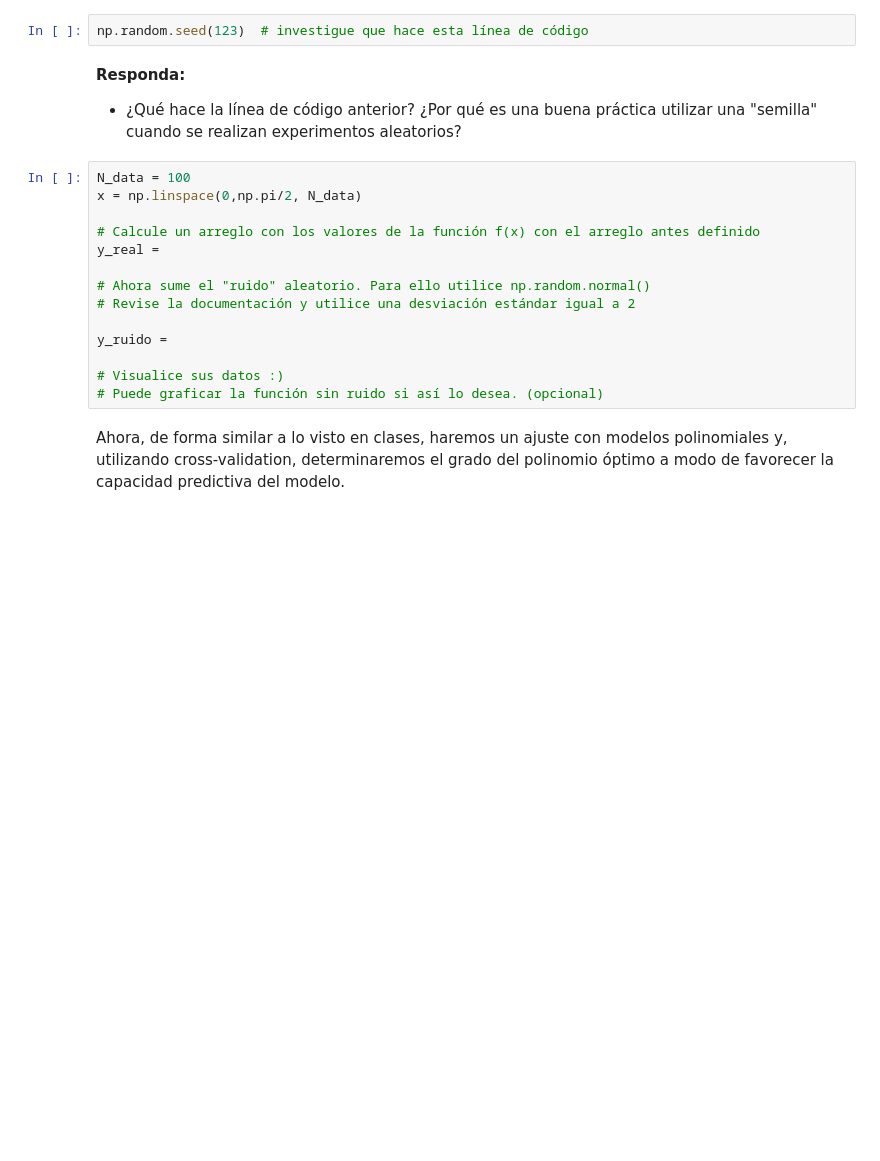
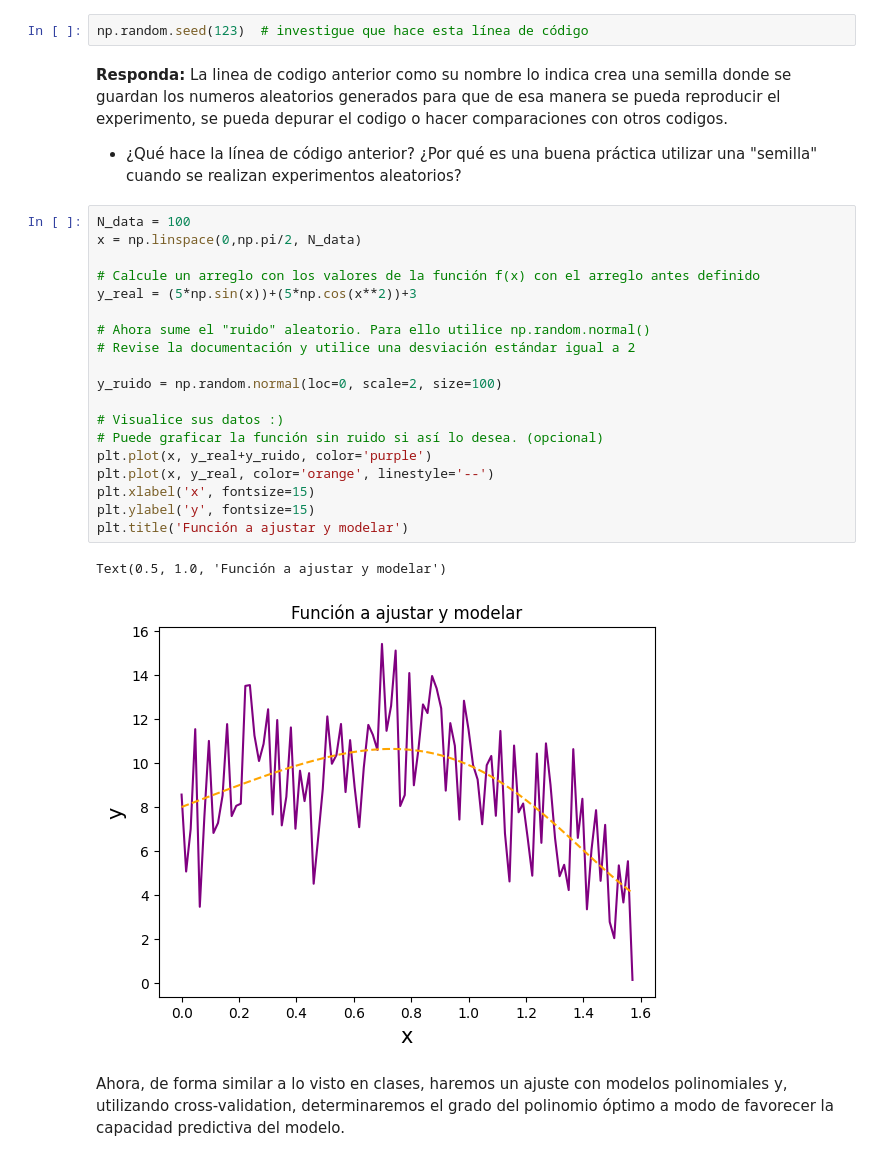
Before and after one commit to Morales-Andres/Tarea-3, a Jupyter notebook: Tarea3.ipynb, the cells around one changed output. Drawn from its saved outputs; the diff is of its cells as text; blank space fills up the shorter version.

```diff
--- a/Tarea3.ipynb
+++ b/Tarea3.ipynb
@@ -260,22 +272,30 @@ Le añadiremos ruido utilizando una distribución normal $N(\mu= 0, \sigma=2)$.
 # %%
 np.random.seed(123)  # investigue que hace esta línea de código
 # %% [markdown]
-**Responda:**
+**Responda:** La linea de codigo anterior como su nombre lo indica crea una semilla donde se guardan los numeros aleatorios generados para que de esa manera se pueda reproducir el experimento, se pueda depurar el codigo o hacer comparaciones con otros codigos.
 - ¿Qué hace la línea de código anterior? ¿Por qué es una buena práctica utilizar una "semilla" cuando se realizan experimentos aleatorios?
 # %%
 N_data = 100
 x = np.linspace(0,np.pi/2, N_data)
 
 # Calcule un arreglo con los valores de la función f(x) con el arreglo antes definido
-y_real =
+y_real = (5*np.sin(x))+(5*np.cos(x**2))+3
 
 # Ahora sume el "ruido" aleatorio. Para ello utilice np.random.normal()
 # Revise la documentación y utilice una desviación estándar igual a 2
 
-y_ruido =
+y_ruido = np.random.normal(loc=0, scale=2, size=100)
 
 # Visualice sus datos :)
 # Puede graficar la función sin ruido si así lo desea. (opcional)
+plt.plot(x, y_real+y_ruido, color='purple')
+plt.plot(x, y_real, color='orange', linestyle='--')
+plt.xlabel('x', fontsize=15)
+plt.ylabel('y', fontsize=15)
+plt.title('Función a ajustar y modelar')
+# %% [output]
+Text(0.5, 1.0, 'Función a ajustar y modelar')
+[figure, added]
 # %% [markdown]
 Ahora, de forma similar a lo visto en clases, haremos un ajuste con modelos polinomiales y, utilizando cross-validation, determinaremos el grado del polinomio óptimo a modo de favorecer la capacidad predictiva del modelo.
 # %%
```
Also changed, not shown: parts of 6 cells of this notebook.
